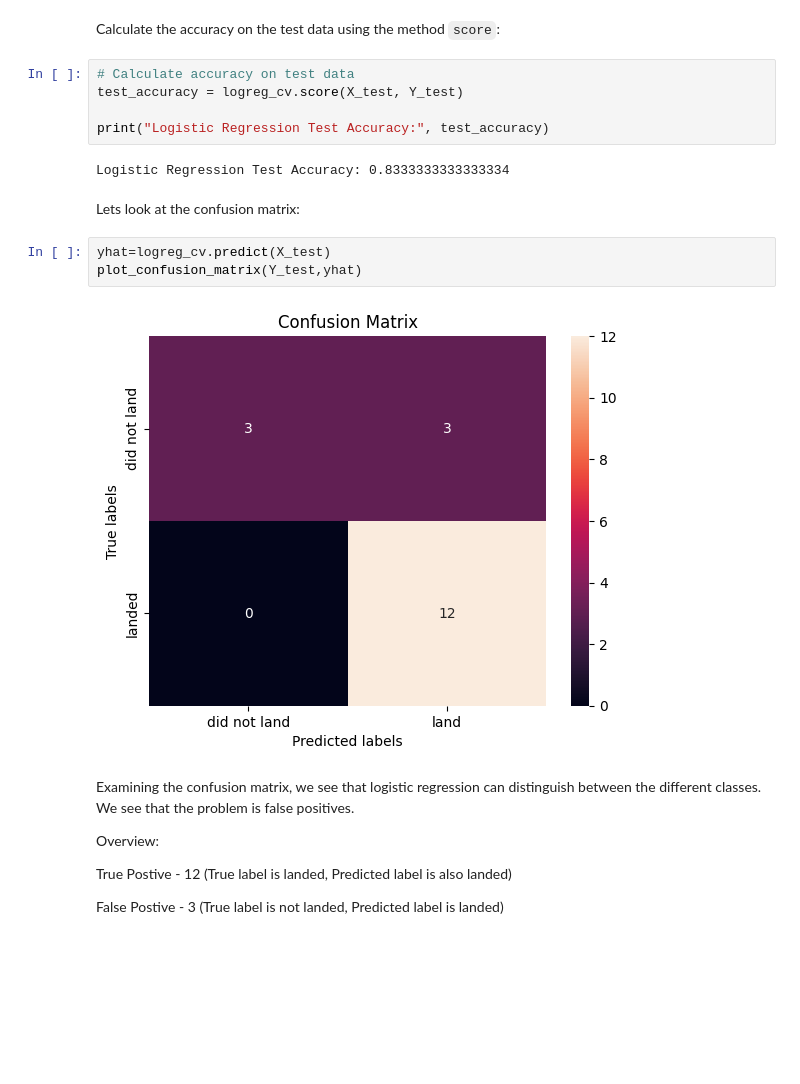
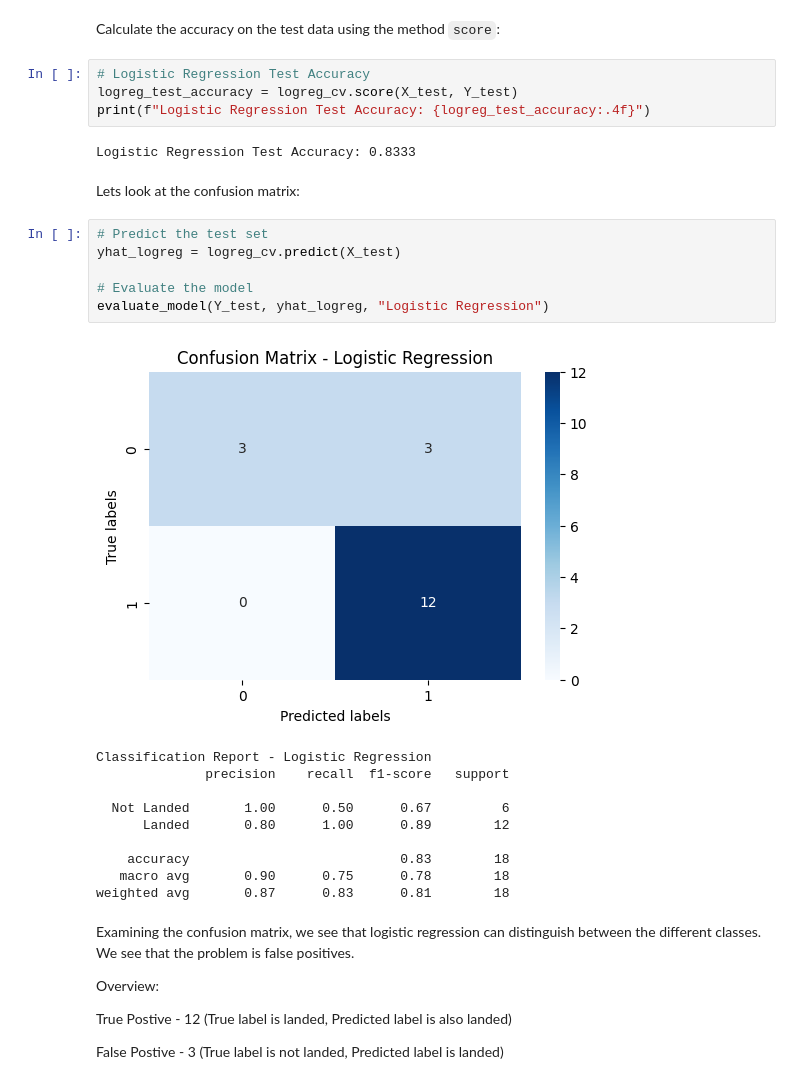
Before and after one commit to AdamkKureshi/IBM_DS_Cap_Stone, a Jupyter notebook: 8.SpaceX_Machine Learning Prediction_Part_5.ipynb, the cells around one changed output. Cells and saved outputs as stored; diff of their text form; blank space fills up the shorter version.

```diff
--- a/8.SpaceX_Machine Learning Prediction_Part_5.ipynb
+++ b/8.SpaceX_Machine Learning Prediction_Part_5.ipynb
@@ -214,19 +226,30 @@ accuracy : 0.8464285714285713
 # %% [markdown]
 Calculate the accuracy on the test data using the method <code>score</code>:
 # %%
-# Calculate accuracy on test data
-test_accuracy = logreg_cv.score(X_test, Y_test)
-
-print("Logistic Regression Test Accuracy:", test_accuracy)
+# Logistic Regression Test Accuracy
+logreg_test_accuracy = logreg_cv.score(X_test, Y_test)
+print(f"Logistic Regression Test Accuracy: {logreg_test_accuracy:.4f}")
 # %% [output]
-Logistic Regression Test Accuracy: 0.8333333333333334
+Logistic Regression Test Accuracy: 0.8333
 # %% [markdown]
 Lets look at the confusion matrix:
-# %%
-yhat=logreg_cv.predict(X_test)
-plot_confusion_matrix(Y_test,yhat)
-# %% [output]
-[figure, removed]
+# %%
+# Predict the test set
+yhat_logreg = logreg_cv.predict(X_test)
+
+# Evaluate the model
+evaluate_model(Y_test, yhat_logreg, "Logistic Regression")
+# %% [output]
+[figure, added]
+Classification Report - Logistic Regression
+              precision    recall  f1-score   support
+
+  Not Landed       1.00      0.50      0.67         6
+      Landed       0.80      1.00      0.89        12
+
+    accuracy                           0.83        18
+   macro avg       0.90      0.75      0.78        18
+weighted avg       0.87      0.83      0.81        18
 # %% [markdown]
 Examining the confusion matrix, we see that logistic regression can distinguish between the different classes.  We see that the problem is false positives.
 
```
Also changed, not shown: parts of 40 cells of this notebook.
